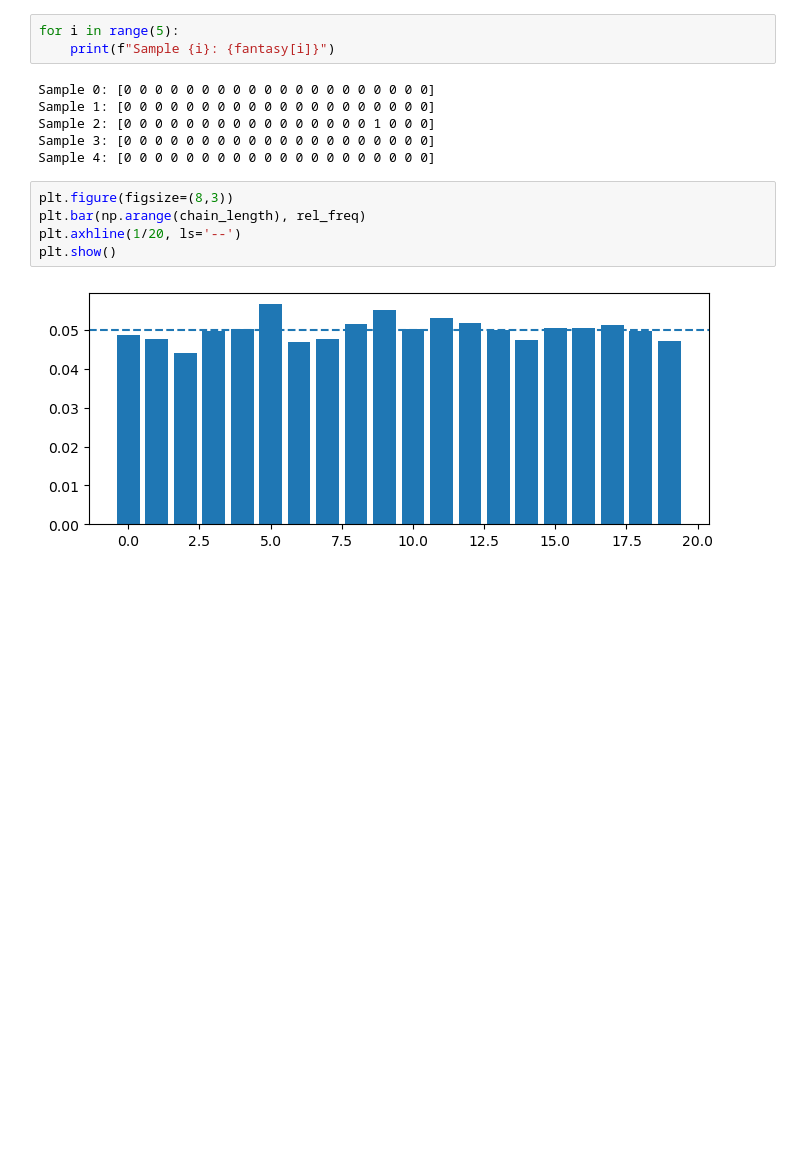
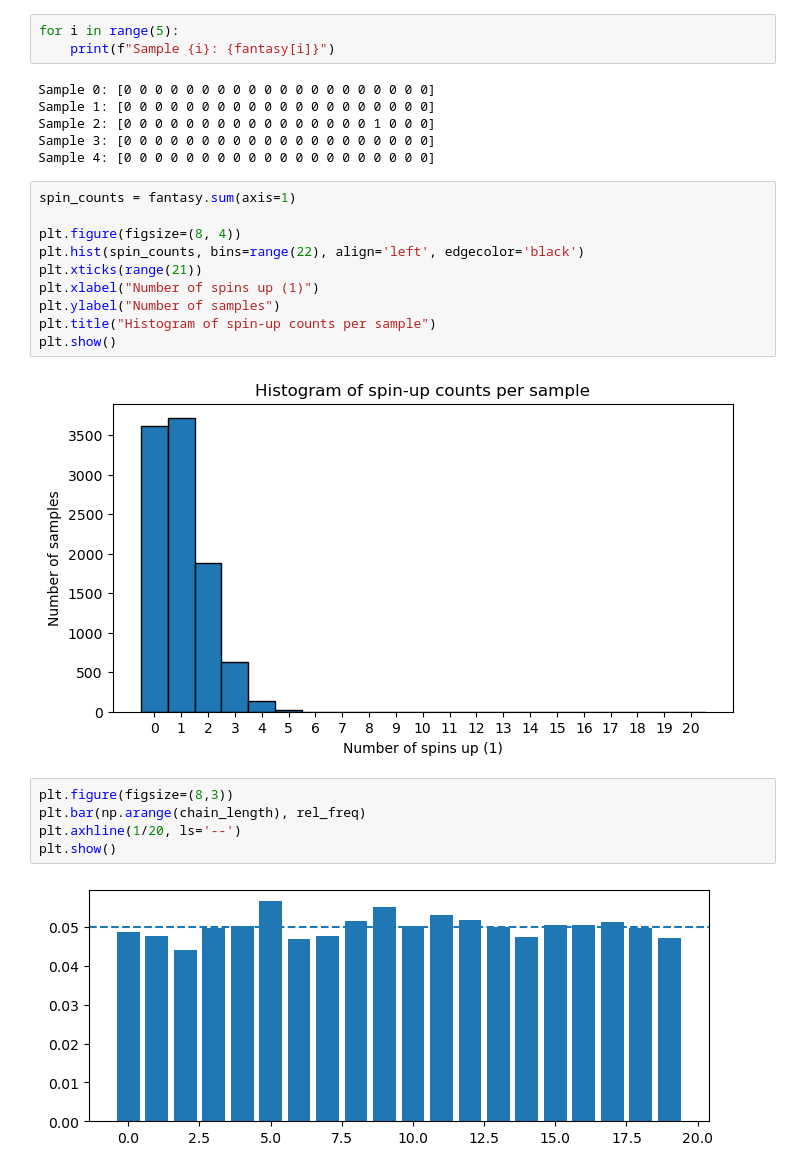
Before and after one commit to simontonner/neural-quantum-tomo, a Jupyter notebook: case_studies/w_vanilla/model_training_sklearn.ipynb, the cells around one changed output. Cells and saved outputs as stored; diff of their text form; blank space fills up the shorter version.

```diff
--- a/case_studies/w_vanilla/model_training_sklearn.ipynb
+++ b/case_studies/w_vanilla/model_training_sklearn.ipynb
@@ -133,6 +133,18 @@ Sample 1: [0 0 0 0 0 0 0 0 0 0 0 0 0 0 0 0 0 0 0 0]
 Sample 2: [0 0 0 0 0 0 0 0 0 0 0 0 0 0 0 0 1 0 0 0]
 Sample 3: [0 0 0 0 0 0 0 0 0 0 0 0 0 0 0 0 0 0 0 0]
 Sample 4: [0 0 0 0 0 0 0 0 0 0 0 0 0 0 0 0 0 0 0 0]
+# %%
+spin_counts = fantasy.sum(axis=1)
+
+plt.figure(figsize=(8, 4))
+plt.hist(spin_counts, bins=range(22), align='left', edgecolor='black')
+plt.xticks(range(21))
+plt.xlabel("Number of spins up (1)")
+plt.ylabel("Number of samples")
+plt.title("Histogram of spin-up counts per sample")
+plt.show()
+# %% [output]
+[figure, added]
 # %%
 plt.figure(figsize=(8,3))
 plt.bar(np.arange(chain_length), rel_freq)
```
Also changed, not shown: parts of 4 cells of this notebook, 5 other files.
